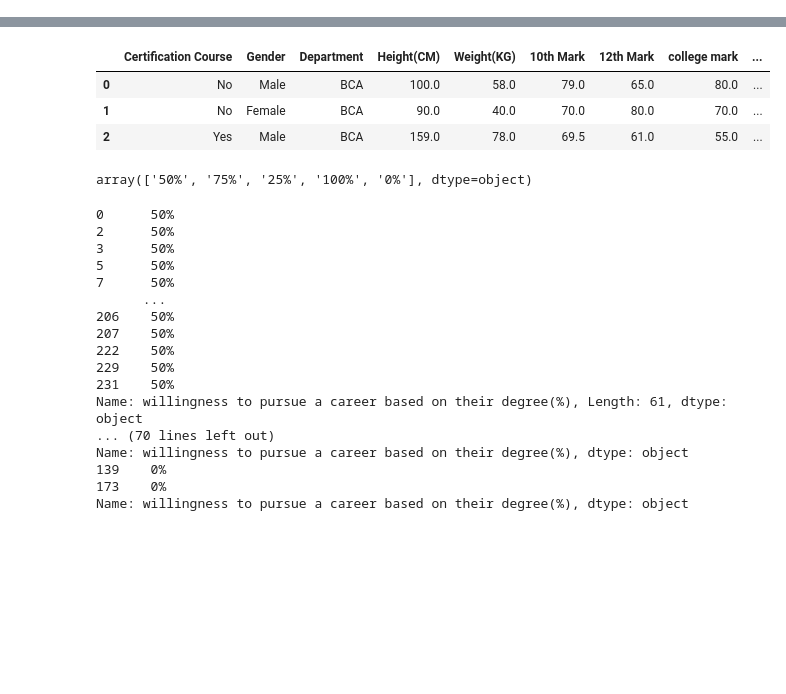
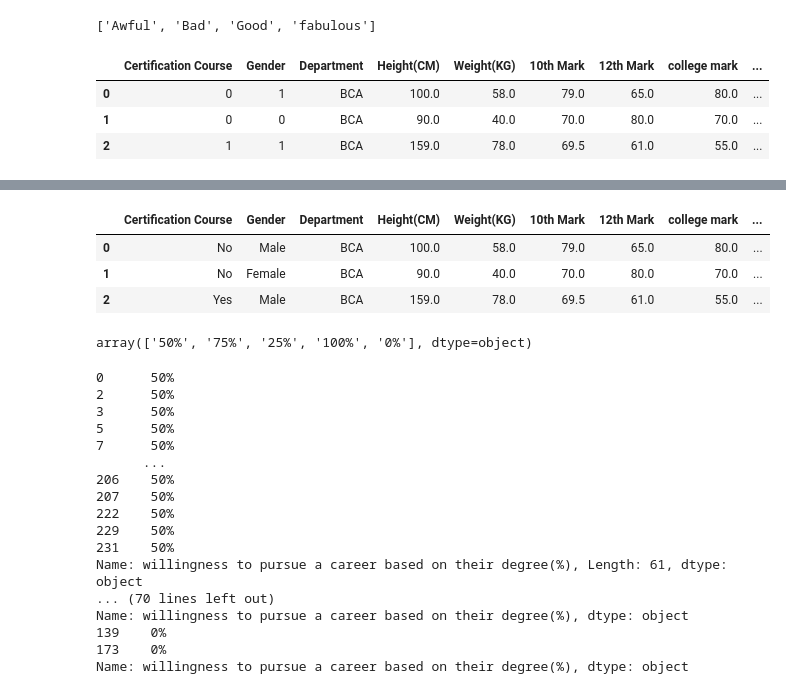
Before and after one commit to wnstjq0915/Student_Behaviour, a Jupyter notebook: student_behaviour.ipynb, the cells around one changed output, grey strips where cells are left out. Drawn from its saved outputs; the diff is of its cells as text; code cells hidden in the pictures; blank space fills up the shorter version.

```diff
--- a/student_behaviour.ipynb
+++ b/student_behaviour.ipynb
@@ -11,0 +108,4 @@ df.head(3)
+# %%
+sorted(df['Stress Level '].unique())
+# %% [output]
+['Awful', 'Bad', 'Good', 'fabulous']
@@ -11,0 +117,5 @@ df.head(3)
+# %%
+df.loc[df['Stress Level '] == 'Awful', 'Stress Level '] = '0'
+df.loc[df['Stress Level '] == 'Bad', 'Stress Level '] = '1'
+df.loc[df['Stress Level '] == 'Good', 'Stress Level '] = '2'
+df.loc[df['Stress Level '] == 'fabulous', 'Stress Level '] = '3'
@@ -11,0 +144,7 @@ df.head(3)
+# %%
+df.head(3)
+# %% [output]
+|  | Certification Course | Gender | Department | Height(CM) | Weight(KG) | 10th Mark | 12th Mark | college mark | ... |
+| 0 | 0 | 1 | BCA | 100.0 | 58.0 | 79.0 | 65.0 | 80.0 | ... |
+| 1 | 0 | 0 | BCA | 90.0 | 40.0 | 70.0 | 80.0 | 70.0 | ... |
+| 2 | 1 | 1 | BCA | 159.0 | 78.0 | 69.5 | 61.0 | 55.0 | ... |
```
Also changed, not shown: parts of 32 cells of this notebook, 5 other files.
